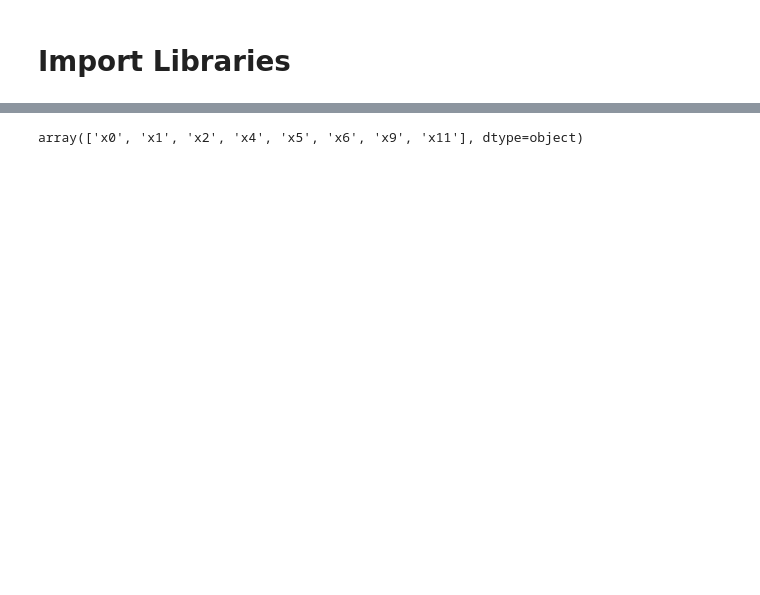
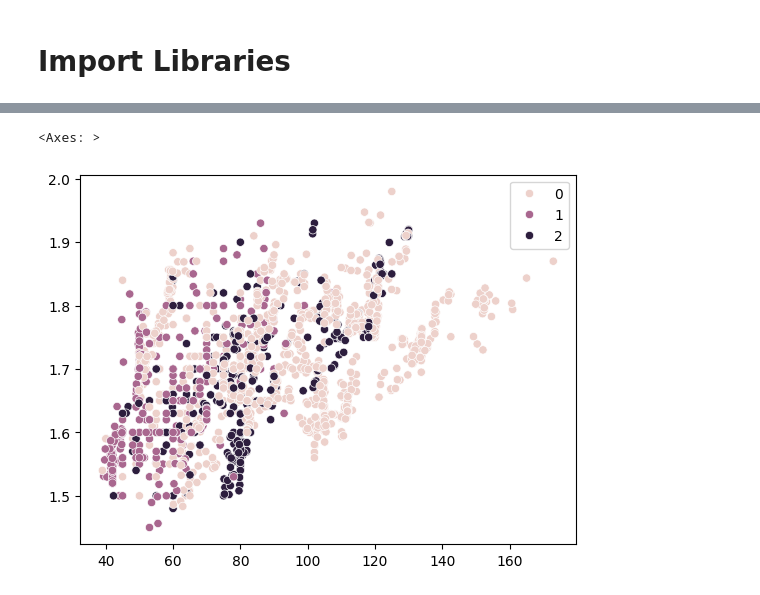
Before and after one commit to alexisuaguilaru/Obesity_Levels_Model, a Jupyter notebook: Model/Model.ipynb, the cells around one changed output, grey strips where cells are left out. Drawn from its saved outputs; the diff is of its cells as text; code cells hidden in the pictures; blank space fills up the shorter version.

Commit message:
ADD base for model experiments

```diff
--- a/Model/Model.ipynb
+++ b/Model/Model.ipynb
@@ -18,3 +30,6 @@ with open('Labels_TargetFeatures.txt') as LabelsName:
 ObesityDataset_Groups = pd.read_csv('../Exploratory_Data_Analysis/ObesityLevel_Groups.csv',index_col=0)
 X_features_groups = ObesityDataset_Groups[Features].to_numpy()
 y_target_groups = ObesityDataset_Groups[Target].to_numpy()
+
+# Split train-test
+X_train , X_test , y_train , y_test = train_test_split(X_features_groups,y_target_groups,test_size=0.2)
@@ -27,18 +36,23 @@ Pipeline(steps=[('Normalization',QuantileTransformer(output_distribution='normal
-# %%
-# Experimental Phase
-
-## Normal Transformation
-X = QuantileTransformer(output_distribution='normal').fit_transform(X_features_groups)
-
-## Feature Selection
-ScoreFunction_MutualInformation = lambda X,y : mutual_info_classif(X,y,n_neighbors=16)
-Model_Features = SelectPercentile(ScoreFunction_MutualInformation,percentile=50)
-X_new = Model_Features.fit_transform(X,y_target_groups)
-
-## Clustering with K-Means
-
-## Clustering with Affinity Propagation
-
-## Clustering with Spectral Clustering
-# %% [output]
-array(['x0', 'x1', 'x2', 'x4', 'x5', 'x6', 'x9', 'x11'], dtype=object)
+# %%
+ScoreFunction_MutualInformation = lambda X,y : mutual_info_classif(X,y,n_neighbors=16)
+
+# Clustering with K-Means
+Model_K_Means = Pipeline(steps=[('Normalization',QuantileTransformer(output_distribution='normal')),
+                                ('Feature_Selection',SelectPercentile(score_func=ScoreFunction_MutualInformation,percentile=50)),
+                                ('Clustering',KMeans(n_clusters=3,algorithm='lloyd'))])
+
+# Clustering with Spectral Clustering
+Model_Spectral = Pipeline(steps=[('Normalization',QuantileTransformer(output_distribution='normal')),
+                                 ('Feature_Selection',SelectPercentile(score_func=ScoreFunction_MutualInformation,percentile=50)),
+                                 ('Clustering',SpectralClustering(n_clusters=3,n_jobs=4))])
+
+# Clustering with Agglomerative Clustering
+Model_Agglomerative = Pipeline(steps=[('Normalization',QuantileTransformer(output_distribution='normal')),
+                                      ('Feature_Selection',SelectPercentile(score_func=ScoreFunction_MutualInformation,percentile=50)),
+                                      ('Clustering',AgglomerativeClustering(n_clusters=3))])
+# %%
+y_output = Model_K_Means.fit_predict(X_train,y_train)
+sns.scatterplot(x=X_train[:,2],y=X_train[:,1],hue=y_output)
+# %% [output]
+<Axes: >
+[figure, added]
```
Also changed, not shown: parts of 5 cells of this notebook.
